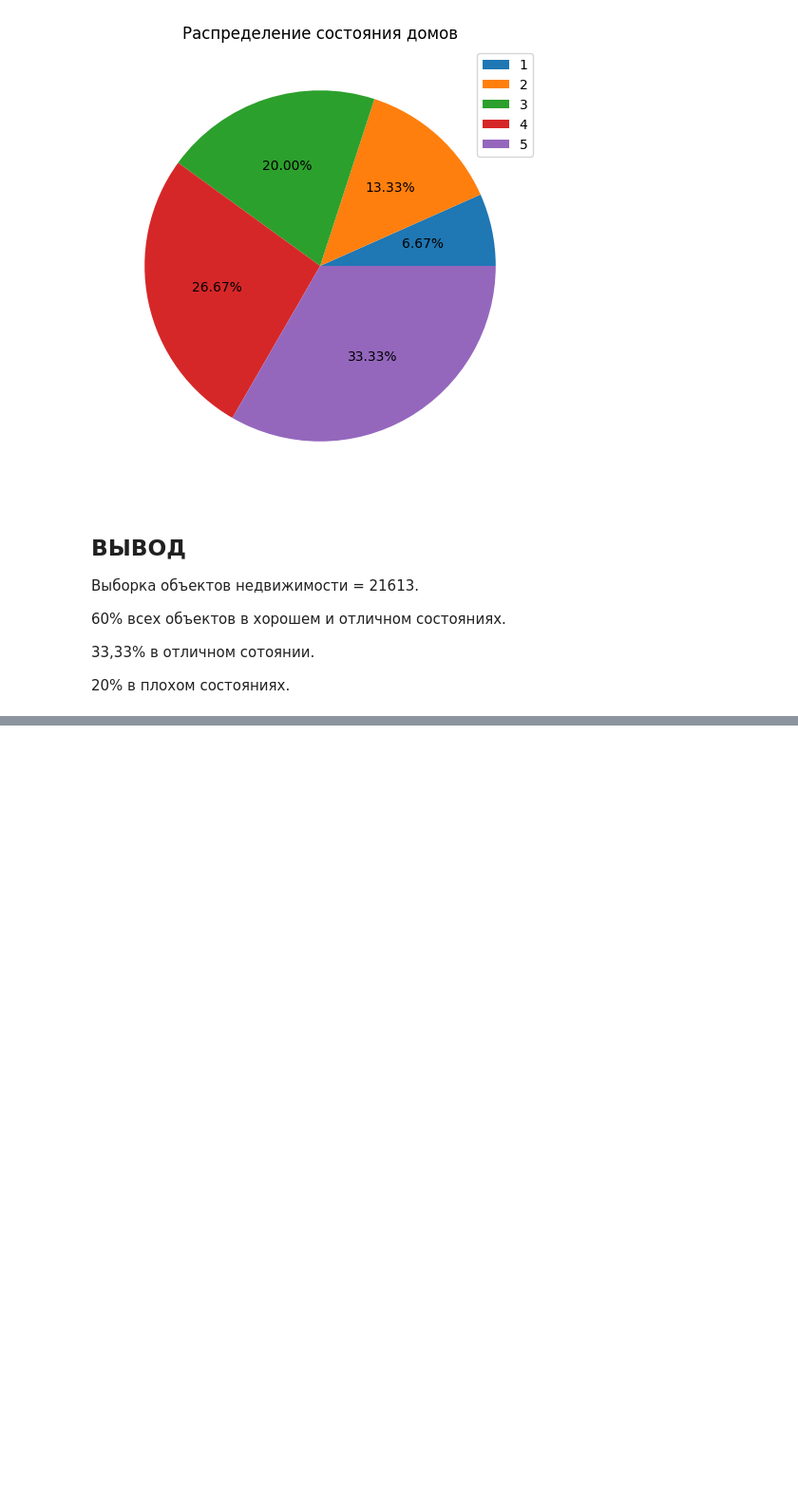
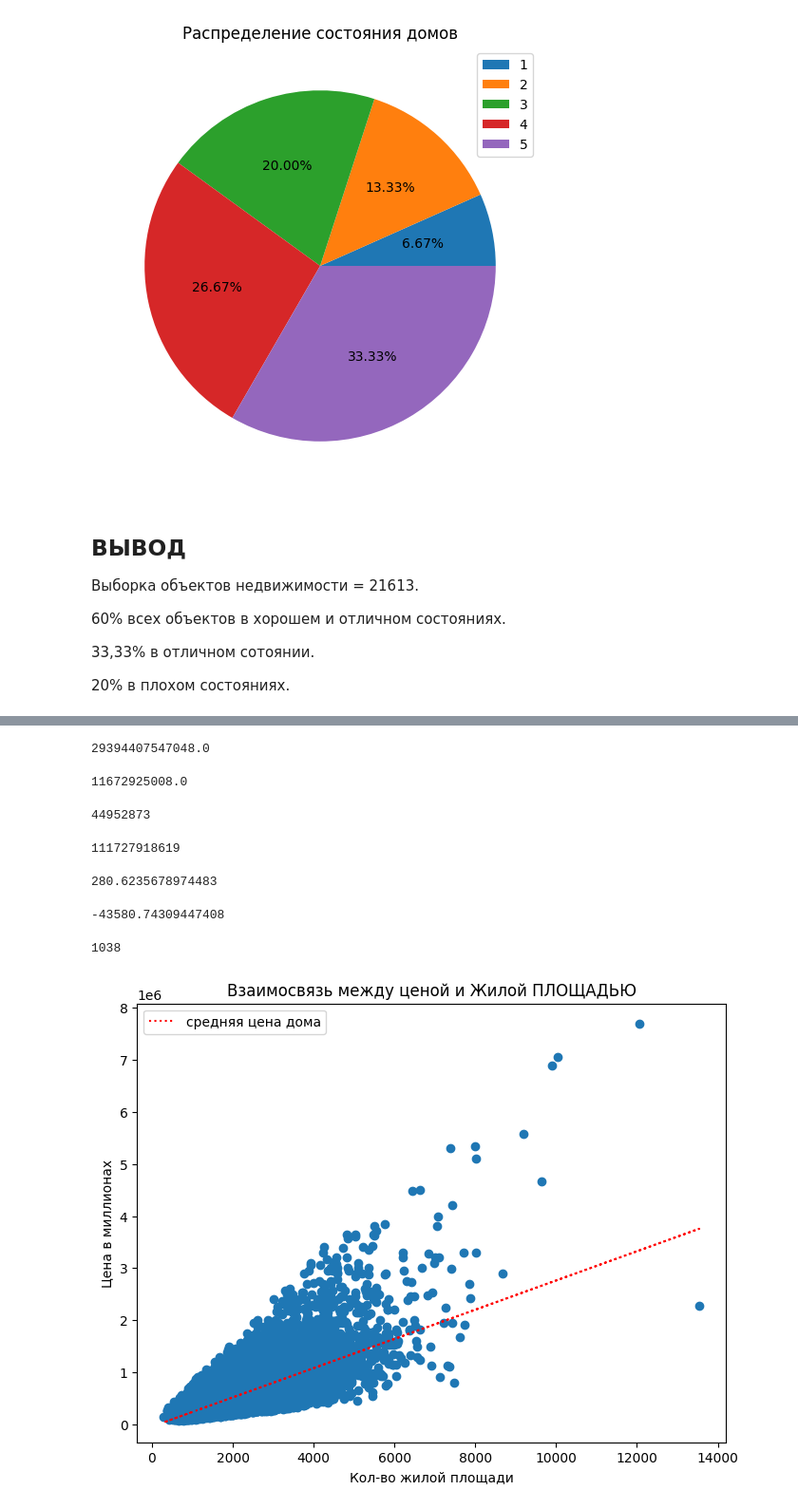
Before and after one commit to AlexKletke/hw4-part2, a Jupyter notebook: exes4.ipynb, the cells around one changed output, grey strips where cells are left out. Shown at 95% size. Drawn from its saved outputs; the diff is of its cells as text; code cells hidden in the pictures; blank space fills up the shorter version.

```diff
--- a/exes4.ipynb
+++ b/exes4.ipynb
@@ -391,0 +491,55 @@ plt.legend(datagr['condition']);
+# %%
+x = df['sqft_living']
+y = df['price']
+sum_x_y = 0
+for i in range(0, len(x)):
+    sum_x_y = sum_x_y + x[i]*y[i]
+sum_x_y
+# %% [output]
+29394407547048.0
+# %%
+sum_y = 0
+for number in y:
+    sum_y += number
+sum_y
+# %% [output]
+11672925008.0
+# %%
+sum_x = 0
+for number in x:
+    sum_x += number
+sum_x
+# %% [output]
+44952873
+# %%
+sum_x_2 = 0
+for number in x:
+    sum_x_2 += number**2
+sum_x_2
+# %% [output]
+111727918619
+# %%
+b1 = ((len(x) * sum_x_y - sum_x * sum_y)) / (len(x) * sum_x_2 - sum_x**2)
+b1
+# %% [output]
+280.6235678974483
+# %%
+b0 = np.mean(y) - b1*np.mean(x)
+b0
+# %% [output]
+-43580.74309447408
+# %%
+df['sqft_living'].nunique()
+# %% [output]
+1038
+# %%
+plt.figure(figsize=(8, 6))
+plt.scatter(df['sqft_living'], df['price'])
+plt.plot(x, (b0 + b1 * x), 'r:' , label='средняя цена дома')
+plt.title('Взаимосвязь между ценой и Жилой ПЛОЩАДЬЮ')
+plt.ylabel('Цена в миллионах')
+plt.xlabel('Кол-во жилой площади')
+plt.legend()
+plt.show()
+# %% [output]
+[figure, added]
```
Also changed, not shown: parts of 10 cells of this notebook.
